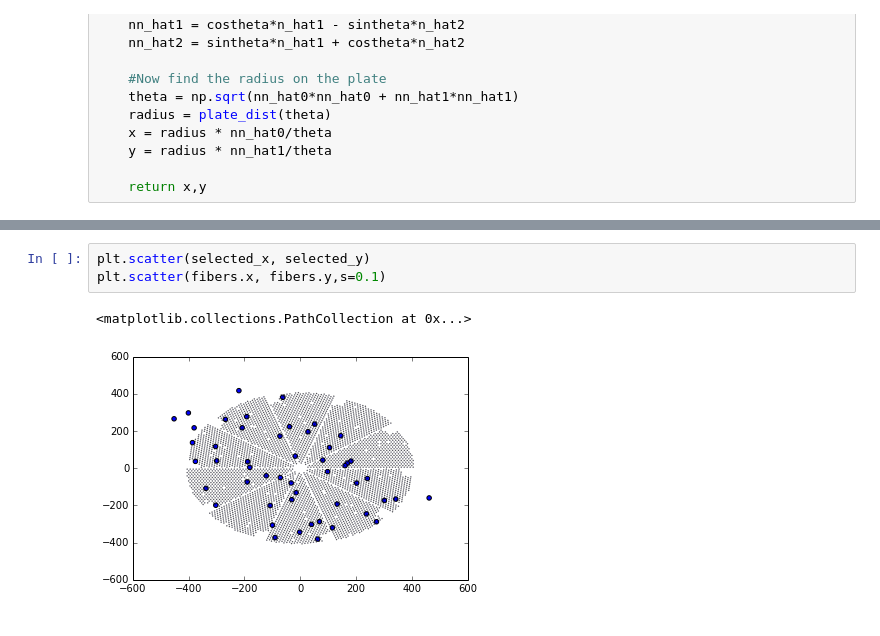
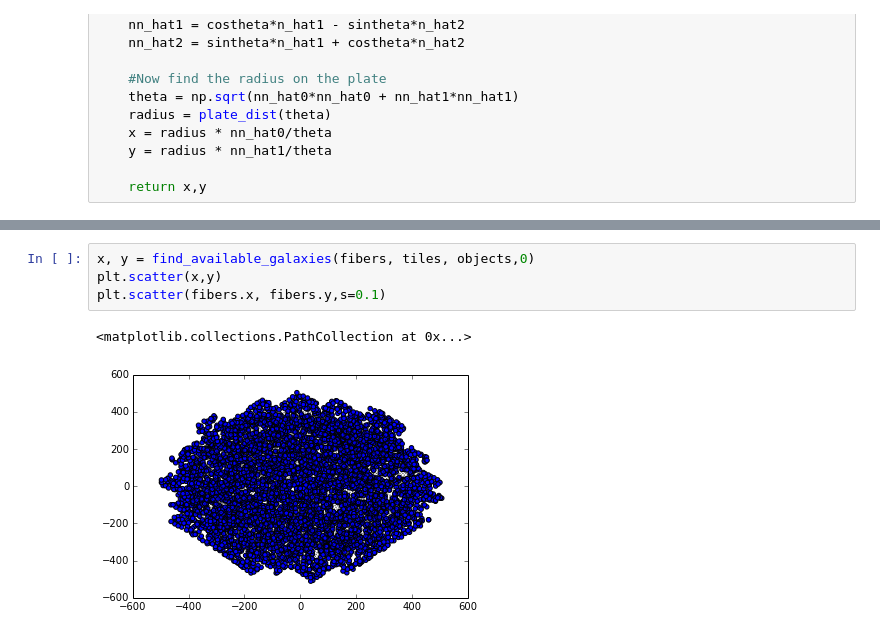
Before and after one commit to forero/QuickFiber, a Jupyter notebook: python/SandBox.ipynb, the cells around one changed output, grey strips where cells are left out. Saved outputs shown, nothing was run; the diff lists cells and outputs as text.

```diff
--- a/python/SandBox.ipynb
+++ b/python/SandBox.ipynb
@@ -375,6 +384,7 @@ for i_tiling in range(n_tilings):
 # %%
-plt.scatter(selected_x, selected_y)
+x, y = find_available_galaxies(fibers, tiles, objects,0)
+plt.scatter(x,y)
 plt.scatter(fibers.x, fibers.y,s=0.1)
 # %% [output]
 <matplotlib.collections.PathCollection at 0x...>
-[figure, old version]
+[figure, new version]
```
Also changed, not shown: parts of 7 cells of this notebook.
